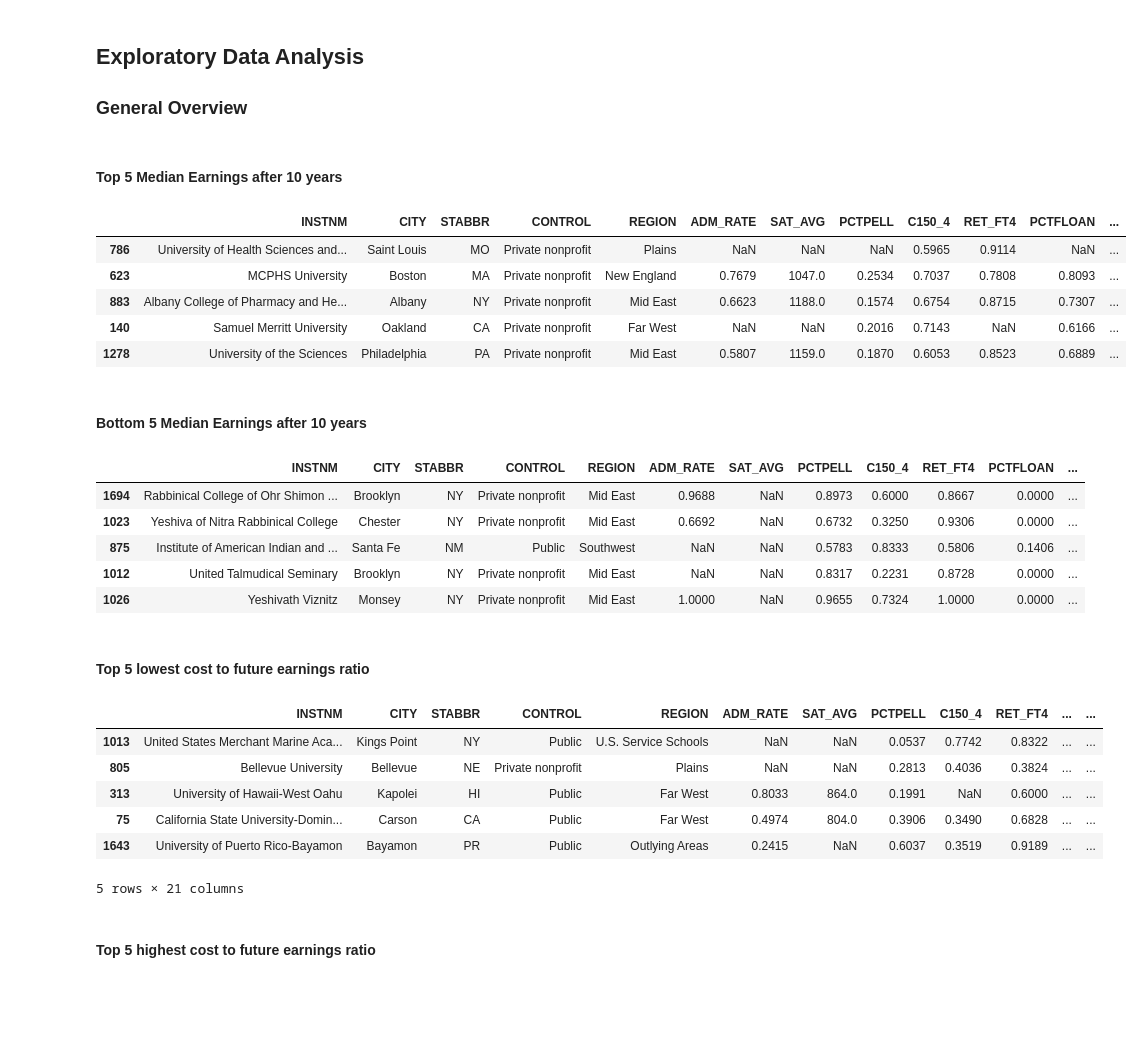
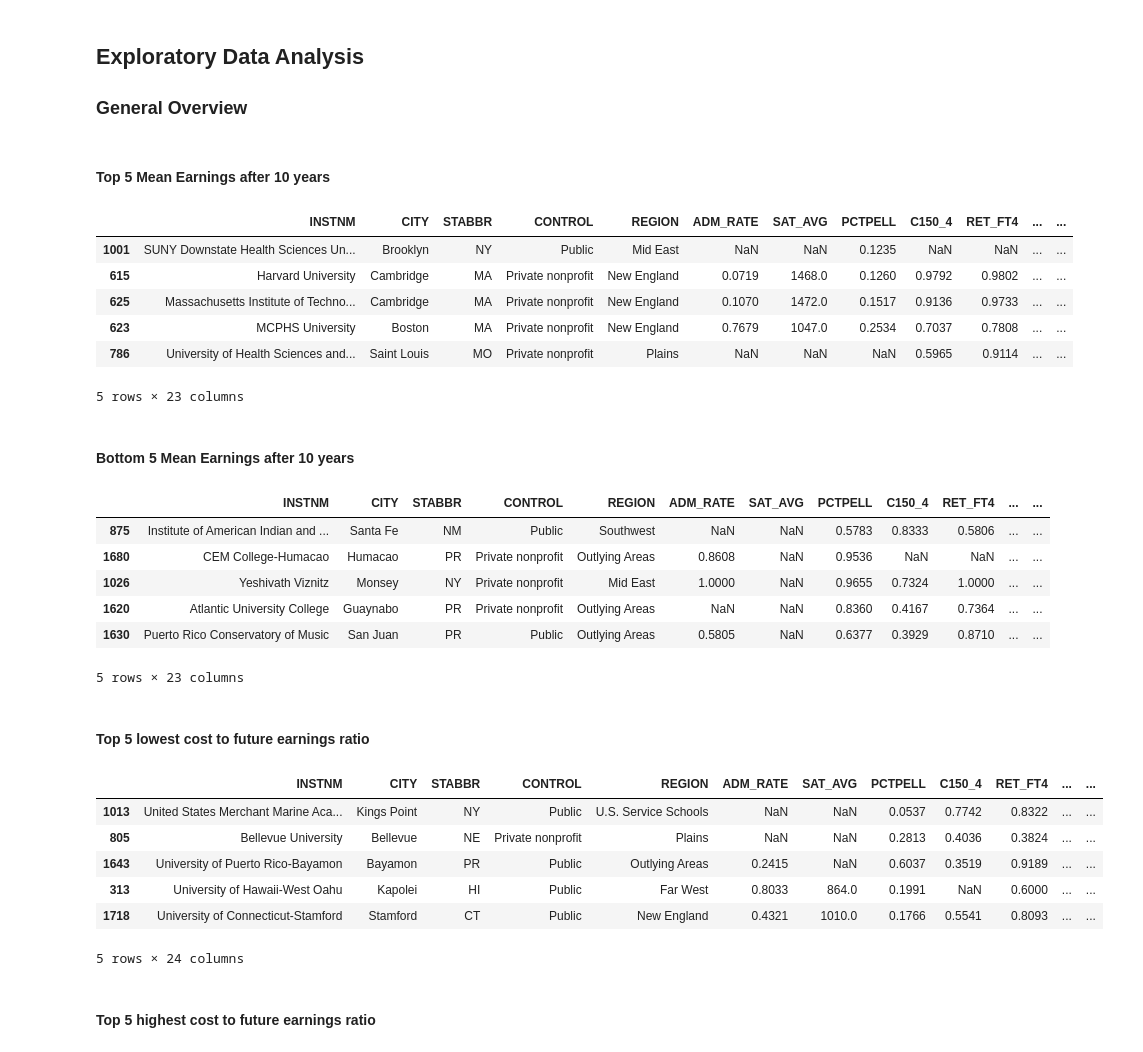
Before and after one commit to salvaggio-mary/College-Scorecard-Analysis, a Jupyter notebook: CollegeScorecard.ipynb, the cells around one changed output. Cells and saved outputs as stored; diff of their text form; code cells hidden in the pictures; blank space fills up the shorter version.

```diff
--- a/CollegeScorecard.ipynb
+++ b/CollegeScorecard.ipynb
@@ -6,10 +6,10 @@ import seaborn as sns
 import matplotlib.pyplot as plt
 import statsmodels.api as sm
 # %%
-#Import 2009-2010 data
+#Import 2009-20120 data
 columns_to_select = ["UNITID", "INSTNM", "CITY", "STABBR", "CONTROL", "REGION", "ADM_RATE", "SAT_AVG",
                      "COSTT4_A", "COSTT4_P", "C150_4", "RET_FT4", "PCTFLOAN", "DEBT_MDN",
-                     "LOAN_EVER", "PCTPELL", "MD_FAMINC", "MD_EARN_WNE_P10"]
+                     "LOAN_EVER", "PCTPELL", "MD_FAMINC", "MD_EARN_WNE_P10", "COUNT_WNE_P10", "MN_EARN_WNE_P10"]
 null_values = ['NULL', 'PrivacySuppressed']
 
 df_09_10 = pd.read_csv("CollegeScorecard_Raw_Data_04192023\data\MERGED2009_10_PP.csv", usecols=columns_to_select, na_values =null_values)
@@ -21,8 +21,8 @@ df_c = pd.read_csv("CollegeScorecard_Raw_Data_04192023\data\MERGED2021_22_PP.csv
 # %% [markdown]
 ## Data Cleansing
 # %%
-#Rename median earnings column for ease
-df_09_10.rename(columns={"MD_EARN_WNE_P10": "MD_EARN"}, inplace=True)
+#Rename columns for ease
+df_09_10.rename(columns={"MD_EARN_WNE_P10": "MD_EARN", "COUNT_WNE_P10": "COUNT", "MN_EARN_WNE_P10": "MN_EARN" }, inplace=True)
 
 #Filter 2021-22 data to currently operating, predominantly bachelor's-degree granting institutions
 df_c = df_c.loc[(df_c["PREDDEG"] == 3) & (df_c["CURROPER"] == 1) & (~ df_c["CCUGPROF"].isin([0, 4])) & (~ df_c["CCBASIC"].isin([23, 31]))]
@@ -37,7 +37,10 @@ df["COSTT4"] = df["COSTT4_A"].fillna(df["COSTT4_P"])
 df.drop(columns=["UNITID", "PREDDEG", "CURROPER", "COSTT4_A", "COSTT4_P"], inplace=True)
 
 #Drop rows with NA for earnings since that's what I want to analyze
-df.dropna(subset=['MD_EARN'], inplace=True)
+df.dropna(subset=["MN_EARN"], inplace=True)
+# %%
+#Create column for weighted means
+df["TOTAL_EARN"] = df["MN_EARN"] * df["COUNT"]
 # %%
 #Replace numeric values with labels from data dictionary
 
@@ -98,43 +101,45 @@ memory usage: 264.6+ KB
 
 ### General Overview
 # %% [markdown]
-#### Top 5 Median Earnings after 10 years
+#### Top 5 Mean Earnings after 10 years
 # %%
 #Colleges with highest median earnings
-df.sort_values('MD_EARN', ascending=False).head()
+df.sort_values('MN_EARN', ascending=False).head()
 # %% [output]
-|  | INSTNM | CITY | STABBR | CONTROL | REGION | ADM_RATE | SAT_AVG | PCTPELL | C150_4 | RET_FT4 | PCTFLOAN | ... |
-| 786 | University of Health Sciences and... | Saint Louis | MO | Private nonprofit | Plains | NaN | NaN | NaN | 0.5965 | 0.9114 | NaN | ... |
-| 623 | MCPHS University | Boston | MA | Private nonprofit | New England | 0.7679 | 1047.0 | 0.2534 | 0.7037 | 0.7808 | 0.8093 | ... |
-| 883 | Albany College of Pharmacy and He... | Albany | NY | Private nonprofit | Mid East | 0.6623 | 1188.0 | 0.1574 | 0.6754 | 0.8715 | 0.7307 | ... |
-| 140 | Samuel Merritt University | Oakland | CA | Private nonprofit | Far West | NaN | NaN | 0.2016 | 0.7143 | NaN | 0.6166 | ... |
-| 1278 | University of the Sciences | Philadelphia | PA | Private nonprofit | Mid East | 0.5807 | 1159.0 | 0.1870 | 0.6053 | 0.8523 | 0.6889 | ... |
+|  | INSTNM | CITY | STABBR | CONTROL | REGION | ADM_RATE | SAT_AVG | PCTPELL | C150_4 | RET_FT4 | ... | ... |
+| 1001 | SUNY Downstate Health Sciences Un... | Brooklyn | NY | Public | Mid East | NaN | NaN | 0.1235 | NaN | NaN | ... | ... |
+| 615 | Harvard University | Cambridge | MA | Private nonprofit | New England | 0.0719 | 1468.0 | 0.1260 | 0.9792 | 0.9802 | ... | ... |
+| 625 | Massachusetts Institute of Techno... | Cambridge | MA | Private nonprofit | New England | 0.1070 | 1472.0 | 0.1517 | 0.9136 | 0.9733 | ... | ... |
+| 623 | MCPHS University | Boston | MA | Private nonprofit | New England | 0.7679 | 1047.0 | 0.2534 | 0.7037 | 0.7808 | ... | ... |
+| 786 | University of Health Sciences and... | Saint Louis | MO | Private nonprofit | Plains | NaN | NaN | NaN | 0.5965 | 0.9114 | ... | ... |
+5 rows × 23 columns
 # %% [markdown]
-#### Bottom 5 Median Earnings after 10 years
+#### Bottom 5 Mean Earnings after 10 years
 # %%
 #Colleges with lowest median earnings
-df.sort_values('MD_EARN').head()
+df.sort_values('MN_EARN').head()
 # %% [output]
-|  | INSTNM | CITY | STABBR | CONTROL | REGION | ADM_RATE | SAT_AVG | PCTPELL | C150_4 | RET_FT4 | PCTFLOAN | ... |
-| 1694 | Rabbinical College of Ohr Shimon ... | Brooklyn | NY | Private nonprofit | Mid East | 0.9688 | NaN | 0.8973 | 0.6000 | 0.8667 | 0.0000 | ... |
-| 1023 | Yeshiva of Nitra Rabbinical College | Chester | NY | Private nonprofit | Mid East | 0.6692 | NaN | 0.6732 | 0.3250 | 0.9306 | 0.0000 | ... |
-| 875 | Institute of American Indian and ... | Santa Fe | NM | Public | Southwest | NaN | NaN | 0.5783 | 0.8333 | 0.5806 | 0.1406 | ... |
-| 1012 | United Talmudical Seminary | Brooklyn | NY | Private nonprofit | Mid East | NaN | NaN | 0.8317 | 0.2231 | 0.8728 | 0.0000 | ... |
-| 1026 | Yeshivath Viznitz | Monsey | NY | Private nonprofit | Mid East | 1.0000 | NaN | 0.9655 | 0.7324 | 1.0000 | 0.0000 | ... |
+|  | INSTNM | CITY | STABBR | CONTROL | REGION | ADM_RATE | SAT_AVG | PCTPELL | C150_4 | RET_FT4 | ... | ... |
+| 875 | Institute of American Indian and ... | Santa Fe | NM | Public | Southwest | NaN | NaN | 0.5783 | 0.8333 | 0.5806 | ... | ... |
+| 1680 | CEM College-Humacao | Humacao | PR | Private nonprofit | Outlying Areas | 0.8608 | NaN | 0.9536 | NaN | NaN | ... | ... |
+| 1026 | Yeshivath Viznitz | Monsey | NY | Private nonprofit | Mid East | 1.0000 | NaN | 0.9655 | 0.7324 | 1.0000 | ... | ... |
+| 1620 | Atlantic University College | Guaynabo | PR | Private nonprofit | Outlying Areas | NaN | NaN | 0.8360 | 0.4167 | 0.7364 | ... | ... |
+| 1630 | Puerto Rico Conservatory of Music | San Juan | PR | Public | Outlying Areas | 0.5805 | NaN | 0.6377 | 0.3929 | 0.8710 | ... | ... |
+5 rows × 23 columns
 # %% [markdown]
 #### Top 5 lowest cost to future earnings ratio
 # %%
 # Colleges with lowest cost to future earnings ratio
-df['cost_to_earnings'] = df['COSTT4'] / df['MD_EARN']
+df['cost_to_earnings'] = df['COSTT4'] / df['MN_EARN']
 df.sort_values('cost_to_earnings').head()
 # %% [output]
 |  | INSTNM | CITY | STABBR | CONTROL | REGION | ADM_RATE | SAT_AVG | PCTPELL | C150_4 | RET_FT4 | ... | ... |
 | 1013 | United States Merchant Marine Aca... | Kings Point | NY | Public | U.S. Service Schools | NaN | NaN | 0.0537 | 0.7742 | 0.8322 | ... | ... |
 | 805 | Bellevue University | Bellevue | NE | Private nonprofit | Plains | NaN | NaN | 0.2813 | 0.4036 | 0.3824 | ... | ... |
+| 1643 | University of Puerto Rico-Bayamon | Bayamon | PR | Public | Outlying Areas | 0.2415 | NaN | 0.6037 | 0.3519 | 0.9189 | ... | ... |
 | 313 | University of Hawaii-West Oahu | Kapolei | HI | Public | Far West | 0.8033 | 864.0 | 0.1991 | NaN | 0.6000 | ... | ... |
-| 75 | California State University-Domin... | Carson | CA | Public | Far West | 0.4974 | 804.0 | 0.3906 | 0.3490 | 0.6828 | ... | ... |
-| 1643 | University of Puerto Rico-Bayamon | Bayamon | PR | Public | Outlying Areas | 0.2415 | NaN | 0.6037 | 0.3519 | 0.9189 | ... | ... |
+| 1718 | University of Connecticut-Stamford | Stamford | CT | Public | New England | 0.4321 | 1010.0 | 0.1766 | 0.5541 | 0.8093 | ... | ... |
-5 rows × 21 columns
+5 rows × 24 columns
 # %% [markdown]
 #### Top 5 highest cost to future earnings ratio
 # %%
```
Also changed, not shown: parts of 26 cells of this notebook, 1 other file.
